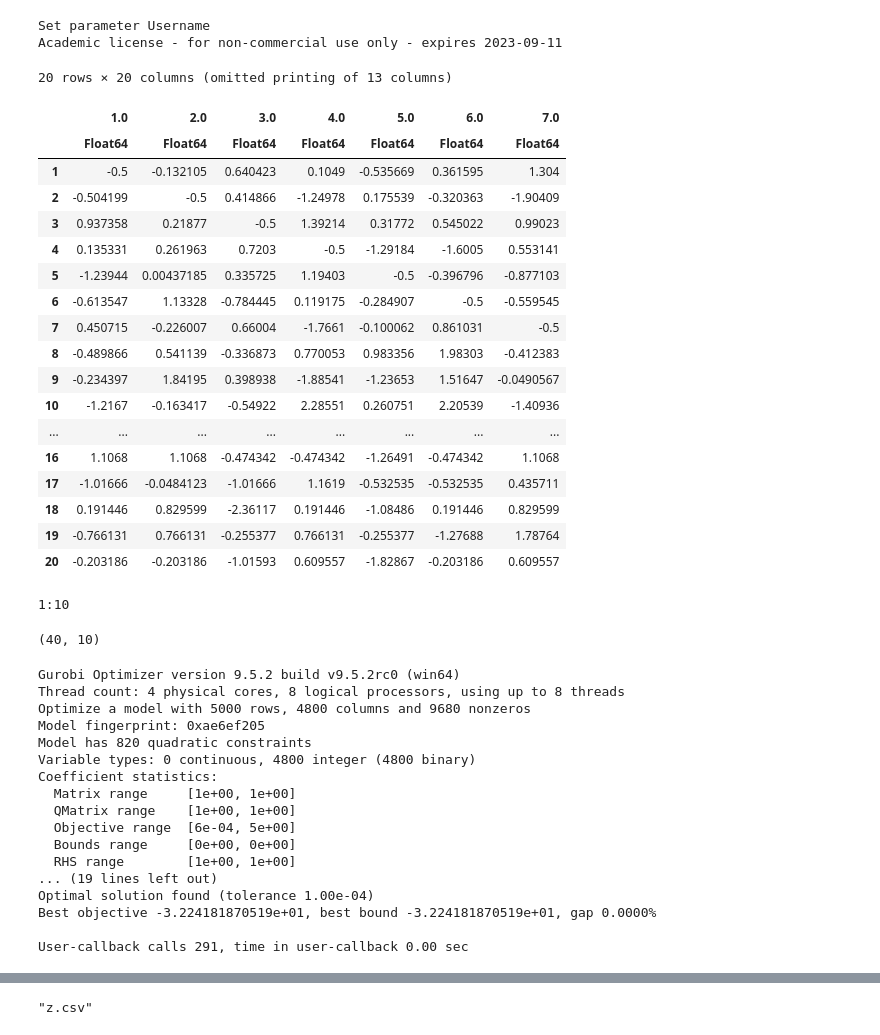
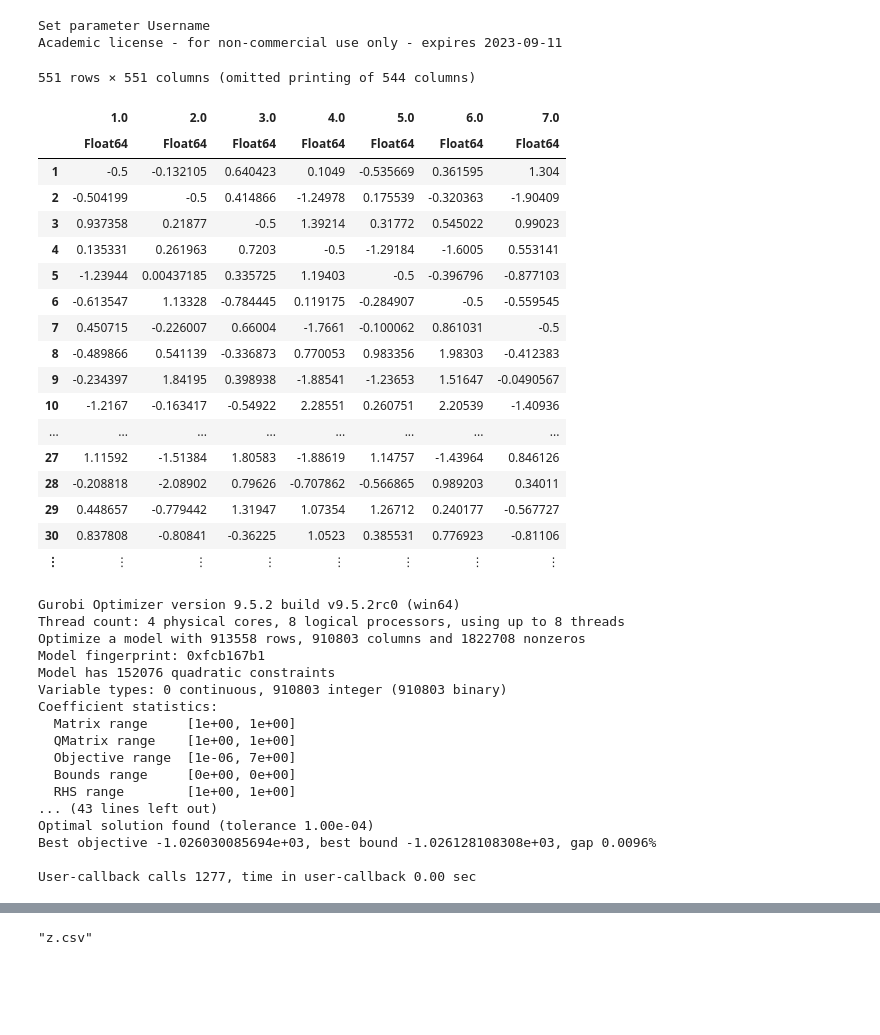
Before and after one commit to Joeyzect/OptimizationProject_Fall2022, a Jupyter notebook: model.ipynb, the cells around one changed output, grey strips where cells are left out. Saved outputs shown, nothing was run; the diff lists cells and outputs as text; code cells hidden in the pictures; blank space fills up the shorter version.

Commit message:
Fixed initial model

```diff
--- a/model.ipynb
+++ b/model.ipynb
@@ -24,26 +18,22 @@ RHO = 10;
 # %%
-preference_df = Matrix(df[193:232, 193:232]);
-
-people_df = people[193:232, :];
+preference_df = df #df[193:232, 193:232]
+# %% [output]
+551 rows × 551 columns (omitted printing of 544 columns)
+|  | 1.0 | 2.0 | 3.0 | 4.0 | 5.0 | 6.0 | 7.0 |
+|  | Float64 | Float64 | Float64 | Float64 | Float64 | Float64 | Float64 |
+| 1 | -0.5 | -0.132105 | 0.640423 | 0.1049 | -0.535669 | 0.361595 | 1.304 |
+| 2 | -0.504199 | -0.5 | 0.414866 | -1.24978 | 0.175539 | -0.320363 | -1.90409 |
+| 3 | 0.937358 | 0.21877 | -0.5 | 1.39214 | 0.31772 | 0.545022 | 0.99023 |
+| 4 | 0.135331 | 0.261963 | 0.7203 | -0.5 | -1.29184 | -1.6005 | 0.553141 |
+| 5 | -1.23944 | 0.00437185 | 0.335725 | 1.19403 | -0.5 | -0.396796 | -0.877103 |
+| 6 | -0.613547 | 1.13328 | -0.784445 | 0.119175 | -0.284907 | -0.5 | -0.559545 |
+| 7 | 0.450715 | -0.226007 | 0.66004 | -1.7661 | -0.100062 | 0.861031 | -0.5 |
+| 8 | -0.489866 | 0.541139 | -0.336873 | 0.770053 | 0.983356 | 1.98303 | -0.412383 |
+| 9 | -0.234397 | 1.84195 | 0.398938 | -1.88541 | -1.23653 | 1.51647 | -0.0490567 |
+| 10 | -1.2167 | -0.163417 | -0.54922 | 2.28551 | 0.260751 | 2.20539 | -1.40936 |
+| ... | ... | ... | ... | ... | ... | ... | ... |
+| 27 | 1.11592 | -1.51384 | 1.80583 | -1.88619 | 1.14757 | -1.43964 | 0.846126 |
+| 28 | -0.208818 | -2.08902 | 0.79626 | -0.707862 | -0.566865 | 0.989203 | 0.34011 |
+| 29 | 0.448657 | -0.779442 | 1.31947 | 1.07354 | 1.26712 | 0.240177 | -0.567727 |
+| 30 | 0.837808 | -0.80841 | -0.36225 | 1.0523 | 0.385531 | 0.776923 | -0.81106 |
+| ⋮ | ⋮ | ⋮ | ⋮ | ⋮ | ⋮ | ⋮ | ⋮ |
-# %%
-df[1:20, 1:20]
-# %% [output]
-20 rows × 20 columns (omitted printing of 13 columns)
-|  | 1.0 | 2.0 | 3.0 | 4.0 | 5.0 | 6.0 | 7.0 |
-|  | Float64 | Float64 | Float64 | Float64 | Float64 | Float64 | Float64 |
-| 1 | -0.5 | -0.132105 | 0.640423 | 0.1049 | -0.535669 | 0.361595 | 1.304 |
-| 2 | -0.504199 | -0.5 | 0.414866 | -1.24978 | 0.175539 | -0.320363 | -1.90409 |
-| 3 | 0.937358 | 0.21877 | -0.5 | 1.39214 | 0.31772 | 0.545022 | 0.99023 |
-| 4 | 0.135331 | 0.261963 | 0.7203 | -0.5 | -1.29184 | -1.6005 | 0.553141 |
-| 5 | -1.23944 | 0.00437185 | 0.335725 | 1.19403 | -0.5 | -0.396796 | -0.877103 |
-| 6 | -0.613547 | 1.13328 | -0.784445 | 0.119175 | -0.284907 | -0.5 | -0.559545 |
-| 7 | 0.450715 | -0.226007 | 0.66004 | -1.7661 | -0.100062 | 0.861031 | -0.5 |
-| 8 | -0.489866 | 0.541139 | -0.336873 | 0.770053 | 0.983356 | 1.98303 | -0.412383 |
-| 9 | -0.234397 | 1.84195 | 0.398938 | -1.88541 | -1.23653 | 1.51647 | -0.0490567 |
-| 10 | -1.2167 | -0.163417 | -0.54922 | 2.28551 | 0.260751 | 2.20539 | -1.40936 |
-| ... | ... | ... | ... | ... | ... | ... | ... |
-| 16 | 1.1068 | 1.1068 | -0.474342 | -0.474342 | -1.26491 | -0.474342 | 1.1068 |
-| 17 | -1.01666 | -0.0484123 | -1.01666 | 1.1619 | -0.532535 | -0.532535 | 0.435711 |
-| 18 | 0.191446 | 0.829599 | -2.36117 | 0.191446 | -1.08486 | 0.191446 | 0.829599 |
-| 19 | -0.766131 | 0.766131 | -0.255377 | 0.766131 | -0.255377 | -1.27688 | 1.78764 |
-| 20 | -0.203186 | -0.203186 | -1.01593 | 0.609557 | -1.82867 | -0.203186 | 0.609557 |
@@ -52,11 +40,3 @@ preference_df[diagind(preference_df)] .= RHO;
-# %%
-1:size([:agnostic, :atheist, :buddhist, :catholic, :hindu, :jewish, :mormon, :muslim, :protestant, :unaffiliated], 1)
-# %% [output]
-1:10
-# %%
-size(religion_df)[0]
-# %% [output]
-(40, 10)
 # %%
 
 RHO = 0.5
@@ -86,8 +66,7 @@ for i in 1:size(z, 1)
         @constraint(m1, z[i,j] == z[j,i])
         @constraint(m1, z[i,j] <= g[i,j])
         @constraint(m1, g[i,j] >= people_df[i, :gender] - people_df[j, :gender])
-        @constraint(m1, -g[i,j] >= people_df[i, :gender] - people_df[j, :gender])
-        # @constraint(m1, s[i,j] <= 1-(j-i))
+        @constraint(m1, g[i,j] >= people_df[j, :gender] - people_df[i, :gender])
 
         @constraint(m1, (1 - sum(religion_df[i, k] * religion_df[j, k] for k in 1:size(religion_df)[2])) * t[i,j] * z[i,j] <= 0)
         @constraint(m1, t[i,j] >= people_df[i, :imprelig])
@@ -99,21 +78,21 @@ optimize!(m1)
 # %% [output]
 Gurobi Optimizer version 9.5.2 build v9.5.2rc0 (win64)
 Thread count: 4 physical cores, 8 logical processors, using up to 8 threads
-Optimize a model with 5000 rows, 4800 columns and 9680 nonzeros
-Model fingerprint: 0xae6ef205
-Model has 820 quadratic constraints
-Variable types: 0 continuous, 4800 integer (4800 binary)
+Optimize a model with 913558 rows, 910803 columns and 1822708 nonzeros
+Model fingerprint: 0xfcb167b1
+Model has 152076 quadratic constraints
+Variable types: 0 continuous, 910803 integer (910803 binary)
 Coefficient statistics:
   Matrix range     [1e+00, 1e+00]
   QMatrix range    [1e+00, 1e+00]
-  Objective range  [6e-04, 5e+00]
+  Objective range  [1e-06, 7e+00]
   Bounds range     [0e+00, 0e+00]
   RHS range        [1e+00, 1e+00]
-... (19 lines left out)
+... (43 lines left out)
 Optimal solution found (tolerance 1.00e-04)
-Best objective -3.224181870519e+01, best bound -3.224181870519e+01, gap 0.0000%
+Best objective -1.026030085694e+03, best bound -1.026128108308e+03, gap 0.0096%
 
-User-callback calls 291, time in user-callback 0.00 sec
+User-callback calls 1277, time in user-callback 0.00 sec
 # %%
 zij = value.(z);
 
```
Also changed, not shown: parts of 5 cells of this notebook, 2 other files.
